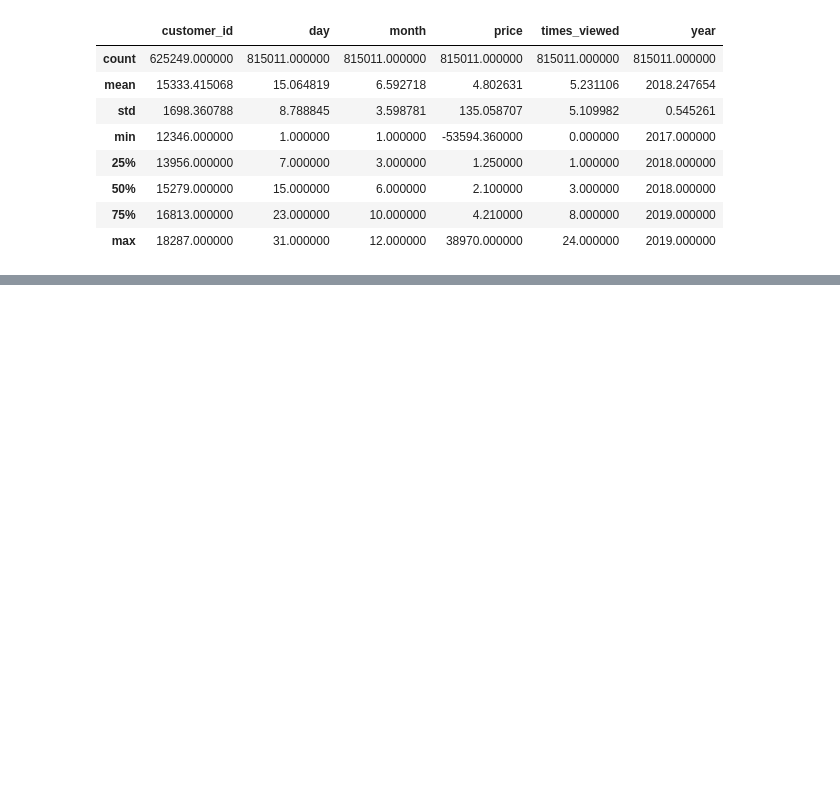
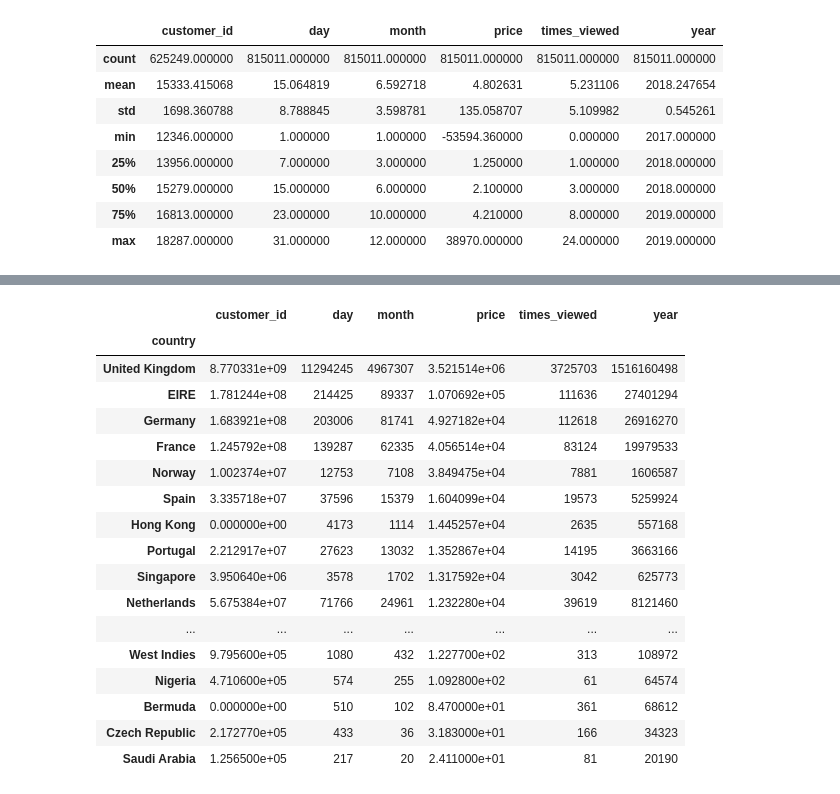
Before and after one commit to JonVenezia/AI-Capstone, a Jupyter notebook: EDA.ipynb, the cells around one changed output, grey strips where cells are left out. Drawn from its saved outputs; the diff is of its cells as text; code cells hidden in the pictures; blank space fills up the shorter version.

```diff
--- a/EDA.ipynb
+++ b/EDA.ipynb
@@ -257,0 +272,23 @@ df.describe()
+# %%
+country_totals = df.groupby('country').sum().sort_values(by='price',ascending = False)
+# %%
+country_totals
+# %% [output]
+|  | customer_id | day | month | price | times_viewed | year |
+| country |  |  |  |  |  |  |
+| United Kingdom | 8.770331e+09 | 11294245 | 4967307 | 3.521514e+06 | 3725703 | 1516160498 |
+| EIRE | 1.781244e+08 | 214425 | 89337 | 1.070692e+05 | 111636 | 27401294 |
+| Germany | 1.683921e+08 | 203006 | 81741 | 4.927182e+04 | 112618 | 26916270 |
+| France | 1.245792e+08 | 139287 | 62335 | 4.056514e+04 | 83124 | 19979533 |
+| Norway | 1.002374e+07 | 12753 | 7108 | 3.849475e+04 | 7881 | 1606587 |
+| Spain | 3.335718e+07 | 37596 | 15379 | 1.604099e+04 | 19573 | 5259924 |
+| Hong Kong | 0.000000e+00 | 4173 | 1114 | 1.445257e+04 | 2635 | 557168 |
+| Portugal | 2.212917e+07 | 27623 | 13032 | 1.352867e+04 | 14195 | 3663166 |
+| Singapore | 3.950640e+06 | 3578 | 1702 | 1.317592e+04 | 3042 | 625773 |
+| Netherlands | 5.675384e+07 | 71766 | 24961 | 1.232280e+04 | 39619 | 8121460 |
+| ... | ... | ... | ... | ... | ... | ... |
+| West Indies | 9.795600e+05 | 1080 | 432 | 1.227700e+02 | 313 | 108972 |
+| Nigeria | 4.710600e+05 | 574 | 255 | 1.092800e+02 | 61 | 64574 |
+| Bermuda | 0.000000e+00 | 510 | 102 | 8.470000e+01 | 361 | 68612 |
+| Czech Republic | 2.172770e+05 | 433 | 36 | 3.183000e+01 | 166 | 34323 |
+| Saudi Arabia | 1.256500e+05 | 217 | 20 | 2.411000e+01 | 81 | 20190 |
```
Also changed, not shown: parts of 9 cells of this notebook, 1 other file.
